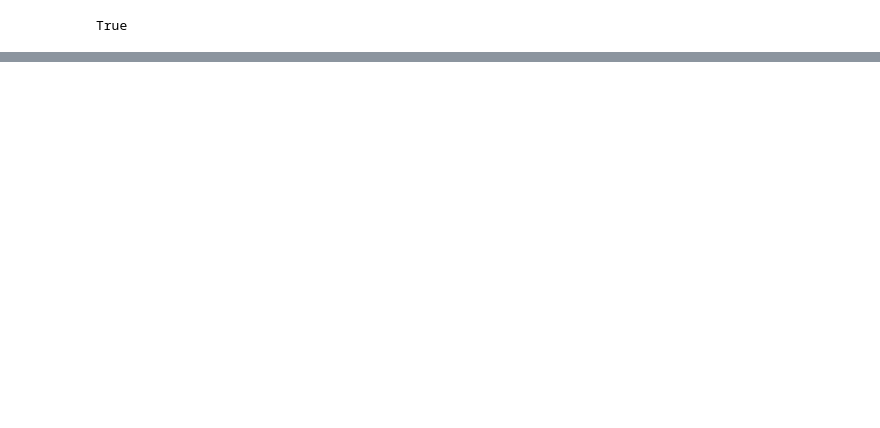
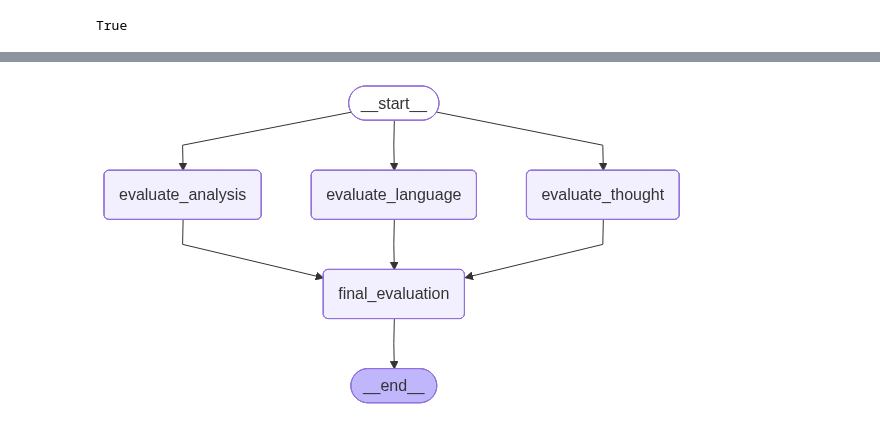
Before and after one commit to AnjaliSoni26/Langgraph, a Jupyter notebook: 6_upsc_workflow.ipynb, the cells around one changed output, grey strips where cells are left out. Cells and saved outputs as stored; diff of their text form; code cells hidden in the pictures; blank space fills up the shorter version.

```diff
--- a/6_upsc_workflow.ipynb
+++ b/6_upsc_workflow.ipynb
@@ -65,7 +65,7 @@ def evaluate_language(state:EssayState):
     }
 # %%
 def evaluate_analysis(state:EssayState):
-    prommpt=f"evaluate the language quality of the following essay and provide a feedback and assign a score outr of 10 \n {essay}"
+    prommpt=f"evaluate the depth of analysis of the following essay and provide a feedback and assign a score outr of 10 \n {essay}"
 
     output=structured_model.invoke(prommpt)
     return{
@@ -74,16 +74,46 @@ def evaluate_analysis(state:EssayState):
     }
 # %%
 def evaluate_thought(state:EssayState):
-    prommpt=f"evaluate the language quality of the following essay and provide a feedback and assign a score outr of 10 \n {essay}"
+    prommpt=f"evaluate the clarity of thoughts of the following essay and provide a feedback and assign a score outr of 10 \n {essay}"
 
     output=structured_model.invoke(prommpt)
     return{
         'clarity_feedback':output.feedback,
         'individual_scores': [output.scores]
     }
+# %%
+def final_evaluation(state:EssayState):
+
+    # summary feedback
+    prommpt=f'based on the following feedbacks creates a summerized feedback \n language feedback -{state["language_feedback"]} \n analysis_feedback -{[state["analysis_feedback"]]} \n clarity_feedback -{[state["clarity_feedback"]]}'
+
+    overall_feedback=model.invoke(prommpt).content
+
+    # avg calculate
+    avg_score=sum(state['individual_scores'])/len(state['individual_scores'])
+
+    return {
+        "overall_feedback":overall_feedback,
+        "avg_score":avg_score
+    }
 # %%
 graph = StateGraph(EssayState)
 
 graph.add_node('evaluate_language' , evaluate_language)
 graph.add_node('evaluate_analysis' , evaluate_analysis)
 graph.add_node('evaluate_thought' , evaluate_thought)
+graph.add_node('final_evaluation' , final_evaluation)
+
+#add edges
+graph.add_edge(START,'evaluate_language' )
+graph.add_edge(START,'evaluate_analysis' )
+graph.add_edge(START,'evaluate_thought')
+
+graph.add_edge('evaluate_language' , 'final_evaluation' )
+graph.add_edge('evaluate_analysis' , 'final_evaluation' )
+graph.add_edge('evaluate_thought'  , 'final_evaluation')
+
+graph.add_edge('final_evaluation',END)
+
+#compile
+workflow=graph.compile()
@@ -89,0 +130,4 @@ graph.add_node('evaluate_thought' , evaluate_thought)
+# %%
+workflow
+# %% [output]
+[figure, added]
```
Also changed, not shown: parts of 3 cells of this notebook, 4 other files.
